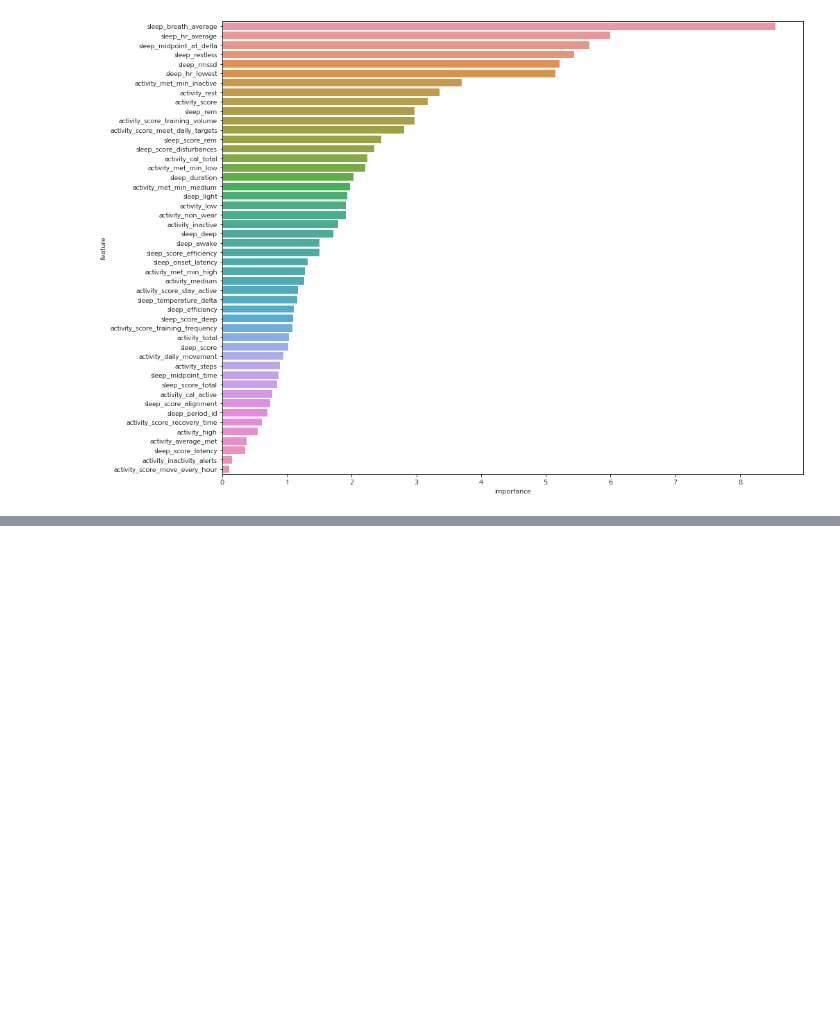
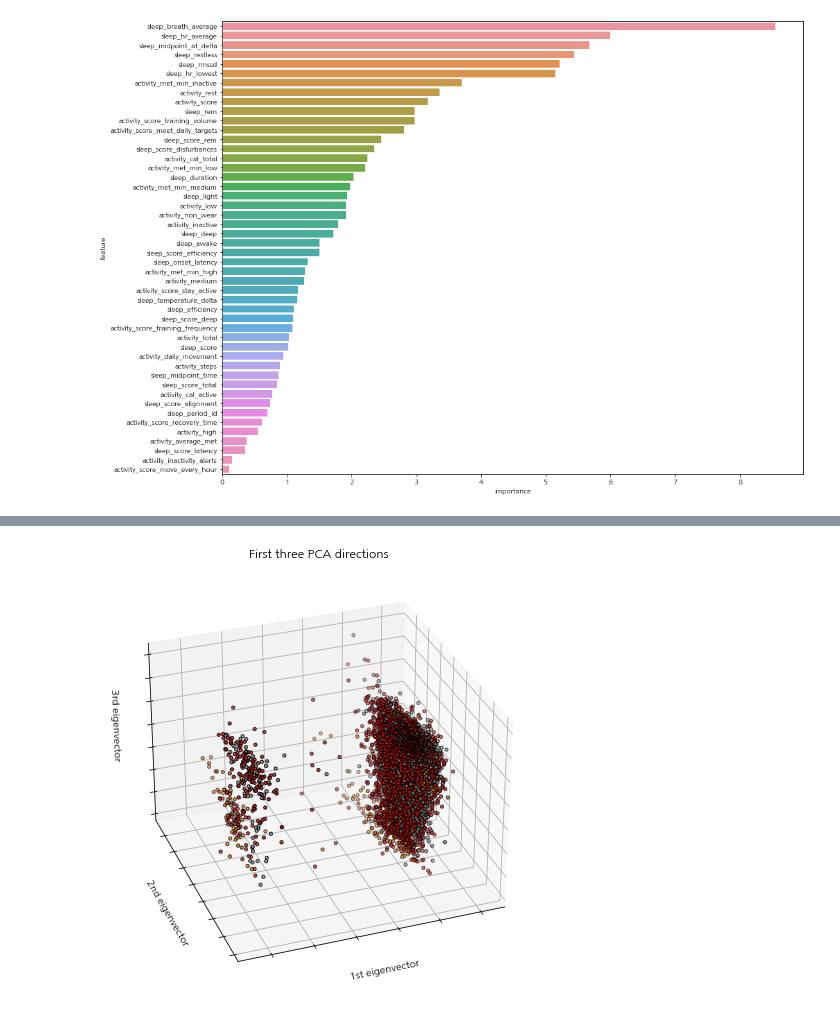
Before and after one commit to NumpyGonHey/Dementia_clf, a Jupyter notebook: dolphin/baseline_experiment.ipynb, the cells around one changed output, grey strips where cells are left out. Saved outputs shown, nothing was run; the diff lists cells and outputs as text; code cells hidden in the pictures; blank space fills up the shorter version.

```diff
--- a/dolphin/baseline_experiment.ipynb
+++ b/dolphin/baseline_experiment.ipynb
@@ -1302,0 +1360,28 @@ show_prediction_error(test_y, pred_xgb)
+# %%
+import matplotlib.pyplot as plt
+from mpl_toolkits.mplot3d import Axes3D
+
+feature_cols = feature_cnt['index'].values.tolist()
+pca_data = processed_data[feature_cols]
+
+test_pca = PCA(n_components=3).fit_transform(pca_data)
+test_pca = pd.DataFrame(test_pca)
+test_pca["target"] = pd.DataFrame(processed_data['DIAG_NM'])
+le = LabelEncoder()
+test_pca['target'] = le.fit_transform(list(test_pca['target']))
+
+fig = plt.figure(figsize=(8, 6))
+ax = Axes3D(fig, elev=-150, azim=110)
+ax.scatter(test_pca[0], test_pca[1], test_pca[2], c=test_pca["target"],
+           cmap=plt.cm.Set1, edgecolor='k', s=10)
+ax.set_title("First three PCA directions")
+ax.set_xlabel("1st eigenvector")
+ax.w_xaxis.set_ticklabels([])
+ax.set_ylabel("2nd eigenvector")
+ax.w_yaxis.set_ticklabels([])
+ax.set_zlabel("3rd eigenvector")
+ax.w_zaxis.set_ticklabels([])
+
+plt.show()
+# %% [output]
+[figure, added]
```
Also changed, not shown: parts of 58 cells of this notebook, 2 other files.
